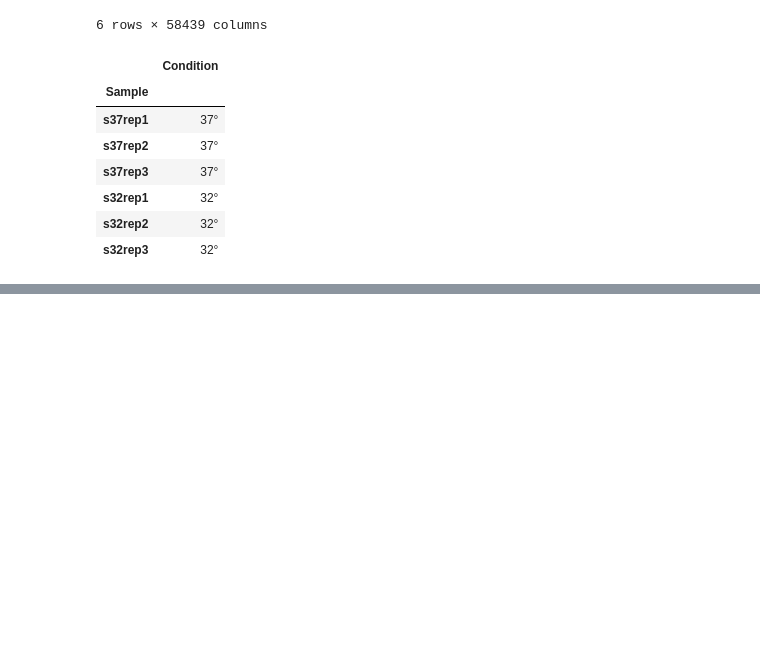
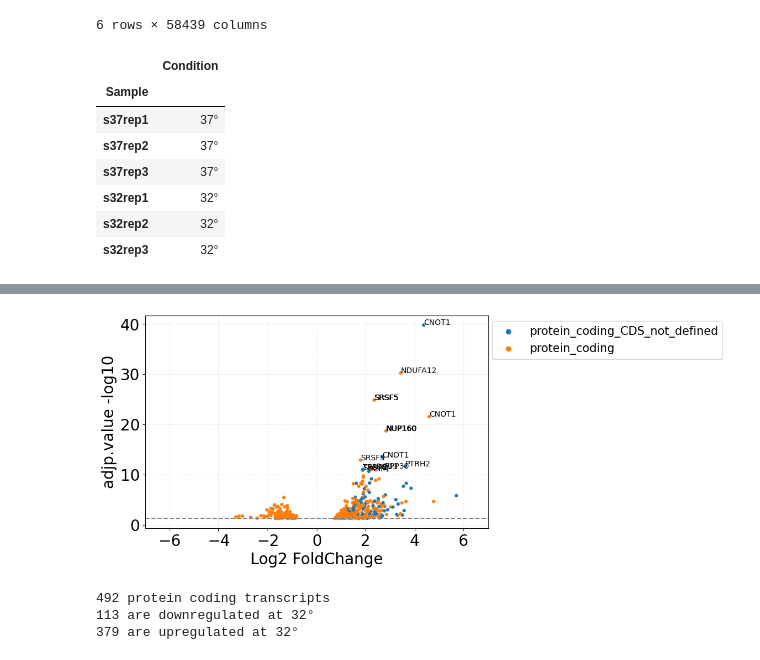
Before and after one commit to Keviosta/Temp_3.2.-.C, a Jupyter notebook: HEK293_temp_transcriptome.ipynb, the cells around one changed output, grey strips where cells are left out. Drawn from its saved outputs; the diff is of its cells as text; code cells hidden in the pictures; blank space fills up the shorter version.

```diff
--- a/HEK293_temp_transcriptome.ipynb
+++ b/HEK293_temp_transcriptome.ipynb
@@ -232,0 +314,10 @@ plt.axhline(7,color="grey",linestyle="--")
+# %%
+df_protcoding = df_anno[(df_anno['Transcript type'] == 'protein_coding') |
+                        (df_anno['Transcript type'] == 'protein_coding_CDS_not_defined')]
+print(f'{len(df_protcoding)} protein coding transcripts')
+
+downregu = len(df_protcoding[df_protcoding['log2FoldChange'] < 0])
+upregu = len(df_protcoding[df_protcoding['log2FoldChange'] > 0])
+
+print(f'{downregu} are downregulated at 32°')
+print(f'{upregu} are upregulated at 32°')
@@ -232,0 +348,40 @@ plt.axhline(7,color="grey",linestyle="--")
+# %%
+# Top 15 rows
+top_15 = df_protcoding.sort_values(by='padj', ascending=True).head(15)
+
+seaborn.scatterplot(data=df_protcoding, x=df_protcoding['log2FoldChange'],
+                    y=df_protcoding['padj'].apply(lambda x:-numpy.log10(x)),
+                    s=20, edgecolor='none', hue="Transcript type")
+
+plt.legend(loc='upper right', bbox_to_anchor=(1.70, 1), fontsize='15')
+
+# Annotate points on the plot with Symbol names
+for index, row in top_15.iterrows():
+    plt.annotate(row['Gene name'], (row['log2FoldChange'], -numpy.log10(row['padj'])),
+                fontsize = 10)
+
+# pvalue <0.05
+plt.axhline(-numpy.log10(0.05),color="grey",linestyle="--")
+
+plt.xlim(-7, 7)
+plt.xlabel("Log2 FoldChange")
+plt.ylabel("adjp.value -log10")
+
+title_file = 'volcano_HEK_transcriptome_protein_coding_signif_pertype'
+plt.savefig(file_directory+'3) output/'+title_file+'.svg')
+# %% [output]
+[figure, added]
+# %%
+df_protcoding = df_signif[(df_signif['Transcript type'] == 'protein_coding') |
+                        (df_signif['Transcript type'] == 'protein_coding_CDS_not_defined')]
+print(f'{len(df_protcoding)} protein coding transcripts')
+
+downregu = len(df_protcoding[df_protcoding['log2FoldChange'] < 0])
+upregu = len(df_protcoding[df_protcoding['log2FoldChange'] > 0])
+
+print(f'{downregu} are downregulated at 32°')
+print(f'{upregu} are upregulated at 32°')
+# %% [output]
+492 protein coding transcripts
+113 are downregulated at 32°
+379 are upregulated at 32°
```
Also changed, not shown: parts of 29 cells of this notebook.
